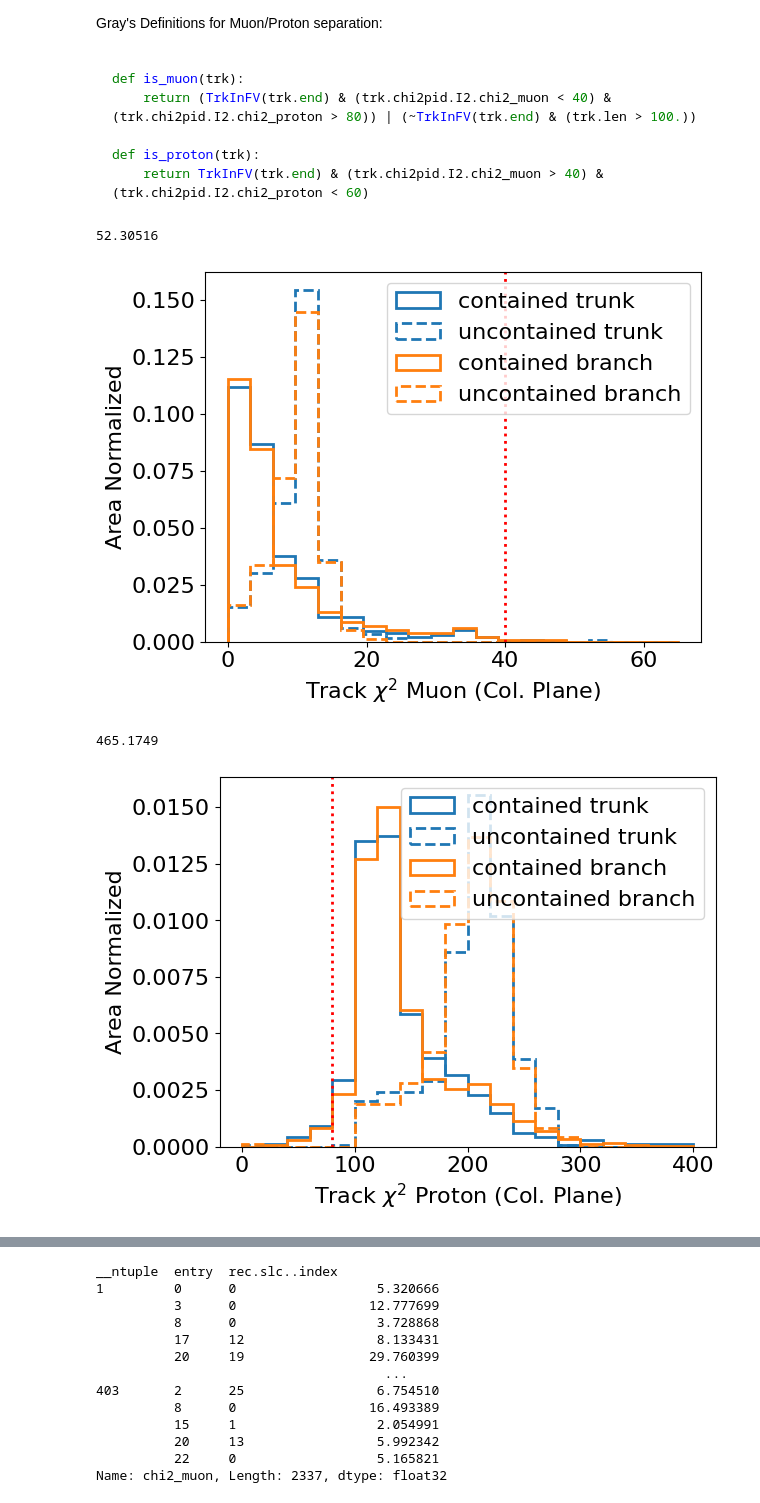
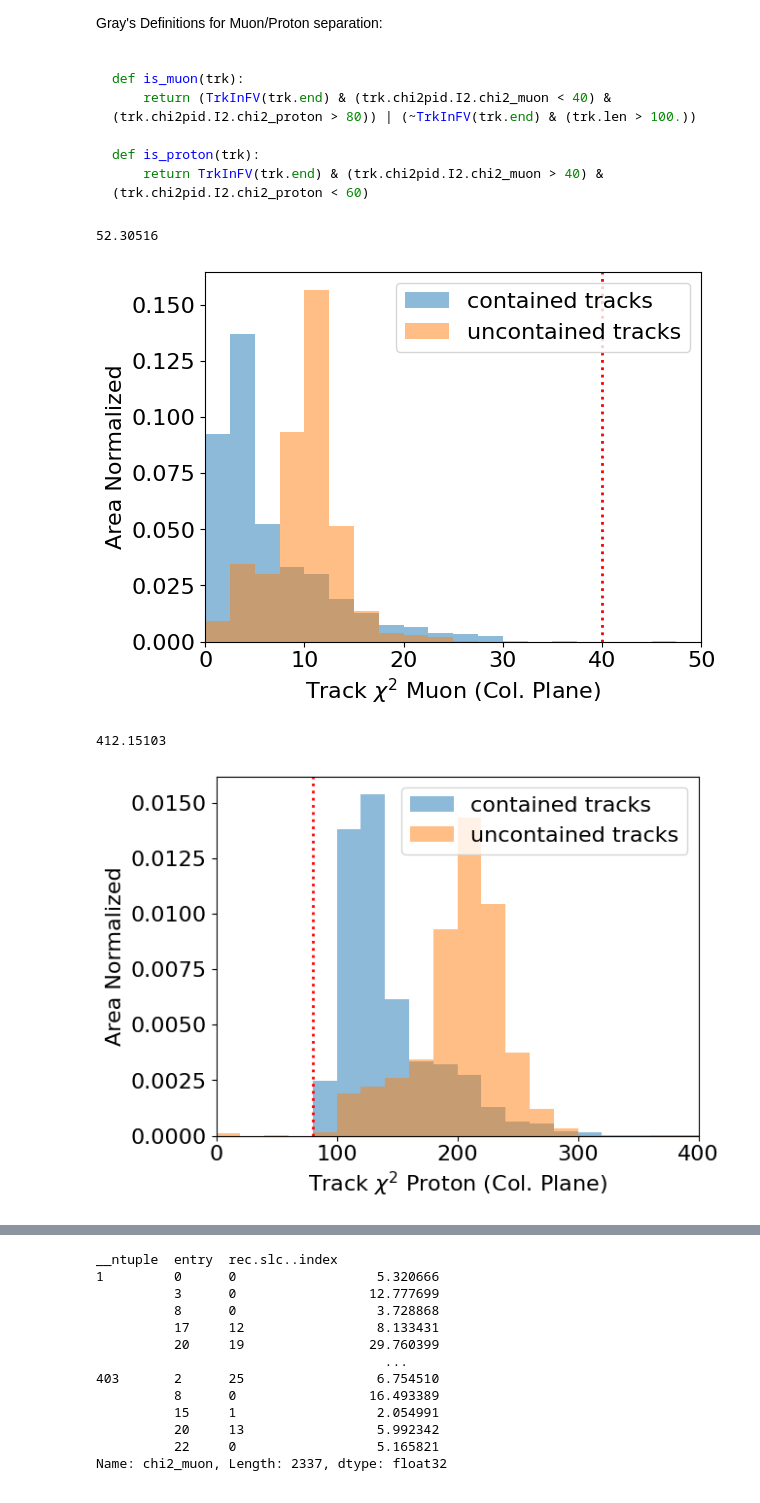
Before and after one commit to SBNSoftware/sbnana, a Jupyter notebook: sbnana/SBNAna/icarus-analysis-villiage/pyana/dimuon-tools/nb/exiting_muons/uncontained_mus.ipynb, the cells around one changed output, grey strips where cells are left out. Drawn from its saved outputs; the diff is of its cells as text; code cells hidden in the pictures.

```diff
--- a/sbnana/SBNAna/icarus-analysis-villiage/pyana/dimuon-tools/nb/exiting_muons/uncontained_mus.ipynb
+++ b/sbnana/SBNAna/icarus-analysis-villiage/pyana/dimuon-tools/nb/exiting_muons/uncontained_mus.ipynb
@@ -46,6 +50,7 @@ label = labelM + "\n$\\theta_S = 5\\cdot10^{-5}$"
 # labelM = "$M_a$ = %i MeV" % AMASS
 # label = labelM + "\n$f_a$ = \n$c_\\ell$ ="
 # %%
-fh = "/icarus/data/users/gputnam/dimuon-data/higgs-gen-A/higgs_M260_DMCP2023G_evt.df"
+#fh = "/icarus/data/users/gputnam/dimuon-data/higgs-gen-A/higgs_M260_DMCP2023G_evt.df" #what I originally used for this study.
+fh = "/icarus/data/users/gputnam/dimuon-data/higgs-gen-A/higgs_M260_DMCP2023G_evt_new.df" #updated to here 11/20/23 (prelim prep)
 # %%
 h_evtdf = pd.read_hdf(fh, key="evt")
@@ -209,51 +197,71 @@ def is_proton(trk):
 # %%
 # Muon x2
 
 mybins = 20
-myrange = (0,65)
+myrange = (0,50)
 myDensity = True
 print(np.max(evtdf.trunk.trk.chi2pid.I2.chi2_muon))
-plt.hist(evtdf[when_trunk_con].trunk.trk.chi2pid.I2.chi2_muon, histtype = 'step',
-         label='contained trunk', bins=mybins, range=myrange, linewidth=2, density=myDensity)
-plt.hist(evtdf[when_trunk_unc].trunk.trk.chi2pid.I2.chi2_muon, histtype = 'step',
-         label='uncontained trunk', bins=mybins, range=myrange, linewidth=2, density=myDensity,
-         color='C0', linestyle='--')
-plt.hist(evtdf[when_branch_con].branch.trk.chi2pid.I2.chi2_muon, histtype = 'step',
-         label='contained branch', bins=mybins, range=myrange, linewidth=2, density=myDensity)
-plt.hist(evtdf[when_branch_unc].branch.trk.chi2pid.I2.chi2_muon, histtype = 'step',
-         label='uncontained branch', bins=mybins, range=myrange, linewidth=2, density=myDensity,
-         color='C1', linestyle='--')
+#plt.hist(evtdf[when_trunk_con].trunk.trk.chi2pid.I2.chi2_muon, histtype = 'step',
+#         label='contained trunk', bins=mybins, range=myrange, linewidth=2, density=myDensity)
+#plt.hist(evtdf[when_trunk_unc].trunk.trk.chi2pid.I2.chi2_muon, histtype = 'step',
+#         label='uncontained trunk', bins=mybins, range=myrange, linewidth=2, density=myDensity,
+#         color='C0', linestyle='--')
+#plt.hist(evtdf[when_branch_con].branch.trk.chi2pid.I2.chi2_muon, histtype = 'step',
+#         label='contained branch', bins=mybins, range=myrange, linewidth=2, density=myDensity)
+#plt.hist(evtdf[when_branch_unc].branch.trk.chi2pid.I2.chi2_muon, histtype = 'step',
+#         label='uncontained branch', bins=mybins, range=myrange, linewidth=2, density=myDensity,
+#         color='C1', linestyle='--')
+plt.hist(np.concatenate((evtdf[when_branch_con].branch.trk.chi2pid.I2.chi2_muon,
+                        evtdf[when_trunk_con].trunk.trk.chi2pid.I2.chi2_muon)),
+         label='contained tracks', bins=mybins, range=myrange, linewidth=2, density=myDensity, alpha=0.5)
+        #, histtype = 'step', color='#D054F1')
+plt.hist(np.concatenate((evtdf[when_trunk_unc].trunk.trk.chi2pid.I2.chi2_muon,
+                         evtdf[when_branch_unc].branch.trk.chi2pid.I2.chi2_muon)),
+         label='uncontained tracks', bins=mybins, range=myrange, linewidth=2, density=myDensity,
+         alpha=0.5)#color='#4386F3', histtype = 'step')
 plt.axvline([40], linestyle=":", color="red", linewidth=2)
 plt.legend()
+plt.xlim(myrange)
 plt.xlabel("Track $\\chi^2$ Muon (Col. Plane)")
 if myDensity == True:
     plt.ylabel("Area Normalized")
 plt.show()
+
+###
 
 # Proton x2
 
 mybins = 20
 myrange = (0,400)
 myDensity = True
 print(np.max(evtdf.trunk.trk.chi2pid.I2.chi2_proton))
-plt.hist(evtdf[when_trunk_con].trunk.trk.chi2pid.I2.chi2_proton, histtype = 'step',
-         label='contained trunk', bins=mybins, range=myrange, linewidth=2, density=myDensity)
-plt.hist(evtdf[when_trunk_unc].trunk.trk.chi2pid.I2.chi2_proton, histtype = 'step',
-         label='uncontained trunk', bins=mybins, range=myrange, linewidth=2, density=myDensity,
-         color='C0', linestyle='--')
-plt.hist(evtdf[when_branch_con].branch.trk.chi2pid.I2.chi2_proton, histtype = 'step',
-         label='contained branch', bins=mybins, range=myrange, linewidth=2, density=myDensity)
-plt.hist(evtdf[when_branch_unc].branch.trk.chi2pid.I2.chi2_proton, histtype = 'step',
-         label='uncontained branch', bins=mybins, range=myrange, linewidth=2, density=myDensity,
-         color='C1', linestyle='--')
+#plt.hist(evtdf[when_trunk_con].trunk.trk.chi2pid.I2.chi2_proton, histtype = 'step',
+#         label='contained trunk', bins=mybins, range=myrange, linewidth=2, density=myDensity)
+#plt.hist(evtdf[when_trunk_unc].trunk.trk.chi2pid.I2.chi2_proton, histtype = 'step',
+#         label='uncontained trunk', bins=mybins, range=myrange, linewidth=2, density=myDensity,
+#         color='C0', linestyle='--')
+#plt.hist(evtdf[when_branch_con].branch.trk.chi2pid.I2.chi2_proton, histtype = 'step',
+#         label='contained branch', bins=mybins, range=myrange, linewidth=2, density=myDensity)
+#plt.hist(evtdf[when_branch_unc].branch.trk.chi2pid.I2.chi2_proton, histtype = 'step',
+#         label='uncontained branch', bins=mybins, range=myrange, linewidth=2, density=myDensity,
+#         color='C1', linestyle='--')
+plt.hist(np.concatenate((evtdf[when_branch_con].branch.trk.chi2pid.I2.chi2_proton,
+                        evtdf[when_trunk_con].trunk.trk.chi2pid.I2.chi2_proton)),
+         label='contained tracks', bins=mybins, range=myrange, linewidth=2, density=myDensity, alpha=0.5)
+        #, histtype = 'step', color='#D054F1')
+plt.hist(np.concatenate((evtdf[when_trunk_unc].trunk.trk.chi2pid.I2.chi2_proton,
+                         evtdf[when_branch_unc].branch.trk.chi2pid.I2.chi2_proton)),
+         label='uncontained tracks', bins=mybins, range=myrange, linewidth=2, density=myDensity,
+         alpha=0.5)#color='#4386F3', histtype = 'step')
 plt.axvline([80], linestyle=":", color="red", linewidth=2)
 plt.legend()
+plt.xlim(myrange)
 plt.xlabel("Track $\\chi^2$ Proton (Col. Plane)")
 if myDensity == True:
     plt.ylabel("Area Normalized")
 plt.show()
 # %% [output]
 52.30516
-[figure, old version]
+[figure, new version]
-465.1749
+412.15103
-[figure, old version]
+[figure, new version]
```
Also changed, not shown: parts of 19 cells of this notebook, 4 other files.
